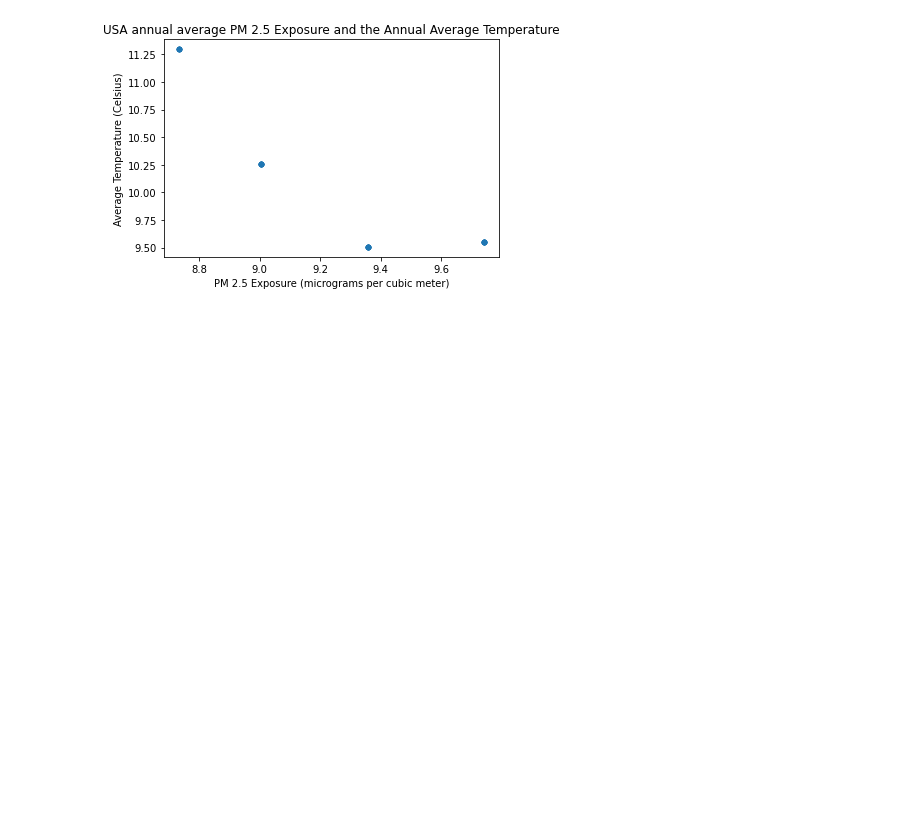
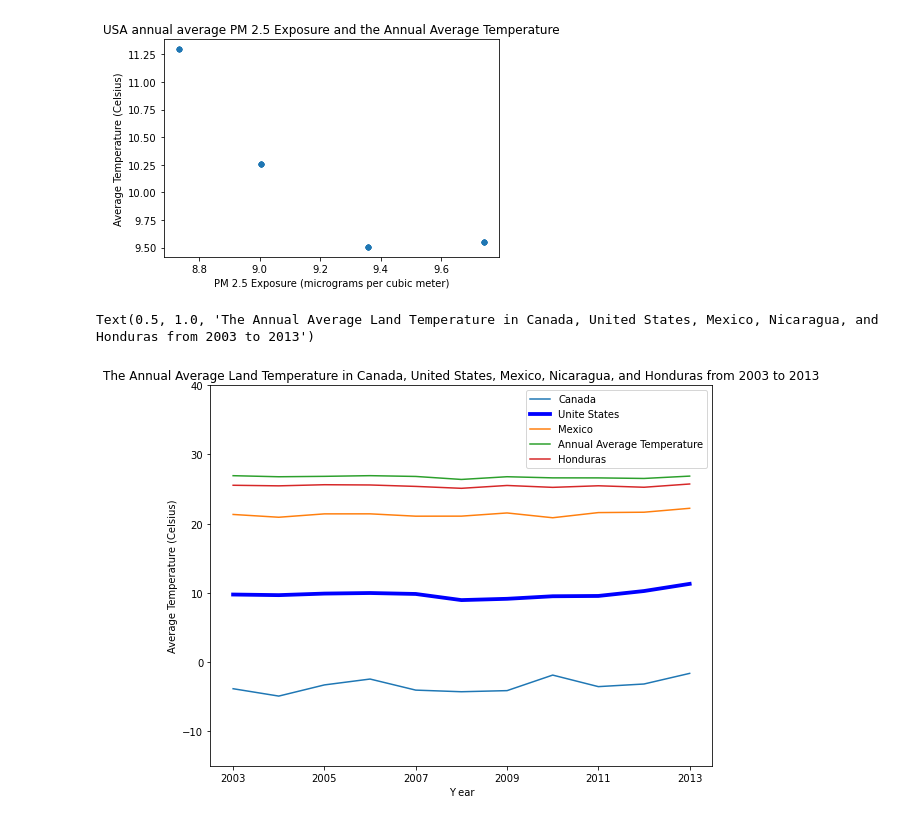
Before and after one commit to ECO225W2022/create-your-project-repository-YujiaChai, a Jupyter notebook: ECO 225 - Assignment 1.ipynb, the cells around one changed output. Saved outputs shown, nothing was run; the diff lists cells and outputs as text; code cells hidden in the pictures; blank space fills up the shorter version.

```diff
--- a/ECO 225 - Assignment 1.ipynb
+++ b/ECO 225 - Assignment 1.ipynb
@@ -86,0 +119,32 @@ Text(0.5, 1.0, 'USA annual average PM 2.5 Exposure and the Annual Average Temper
+# %%
+# graph 4:
+# A graph of the five largest countries in North America
+# The five largest countries in North America are : Canada, United States, Mexico, Nicaragua, and Honduras
+# X : year
+# Y : Average Temperature
+
+# First calculate the annual average temperatures for all countries
+all_t = pd.DataFrame({ "Country": country_t["Country"], "Year" : [x[:4] for x in country_t["dt"]],
+                      "Average Temperature" : country_t["AverageTemperature"]})
+c_annual_avgtemp = all_t[all_t["Year"]>"2002"].groupby(["Country", "Year"])["Average Temperature"]
+
+# Calculate the annual average temperature for each country
+an_avg = pd.DataFrame()
+an_avg["Annual Average Temperature"] = c_annual_avgtemp.mean()
+
+# Graph the line plot for the five countries
+fig, ax = plt.subplots()
+ax.set_ylim(-15, 40)
+an_avg.groupby("Country").get_group("Canada").reset_index().plot(ax=ax, y="Annual Average Temperature", x="Year", legend=True, label="Canada", figsize=(9, 7))
+an_avg.groupby("Country").get_group("United States").reset_index().plot(ax=ax, y="Annual Average Temperature", x="Year", legend=True, label="Unite States", linewidth=3.8, color="b")
+an_avg.groupby("Country").get_group("Mexico").reset_index().plot(ax=ax, y="Annual Average Temperature", x="Year", legend=True, label="Mexico")
+an_avg.groupby("Country").get_group("Nicaragua").reset_index().plot(ax=ax, y="Annual Average Temperature", x="Year", legend=True, Label="Nicaragua")
+an_avg.groupby("Country").get_group("Honduras").reset_index().plot(ax=ax, y="Annual Average Temperature", x="Year", legend=True, label="Honduras")
+
+ax.legend(loc='upper right')
+ax.set_ylabel("Average Temperature (Celsius)")
+ax.set_xlabel("Y ear")
+ax.set_title("The Annual Average Land Temperature in Canada, United States, Mexico, Nicaragua, and Honduras from 2003 to 2013")
+# %% [output]
+Text(0.5, 1.0, 'The Annual Average Land Temperature in Canada, United States, Mexico, Nicaragua, and Honduras from 2003 to 2013')
+[figure, added]
```
Also changed, not shown: parts of 9 cells of this notebook.
